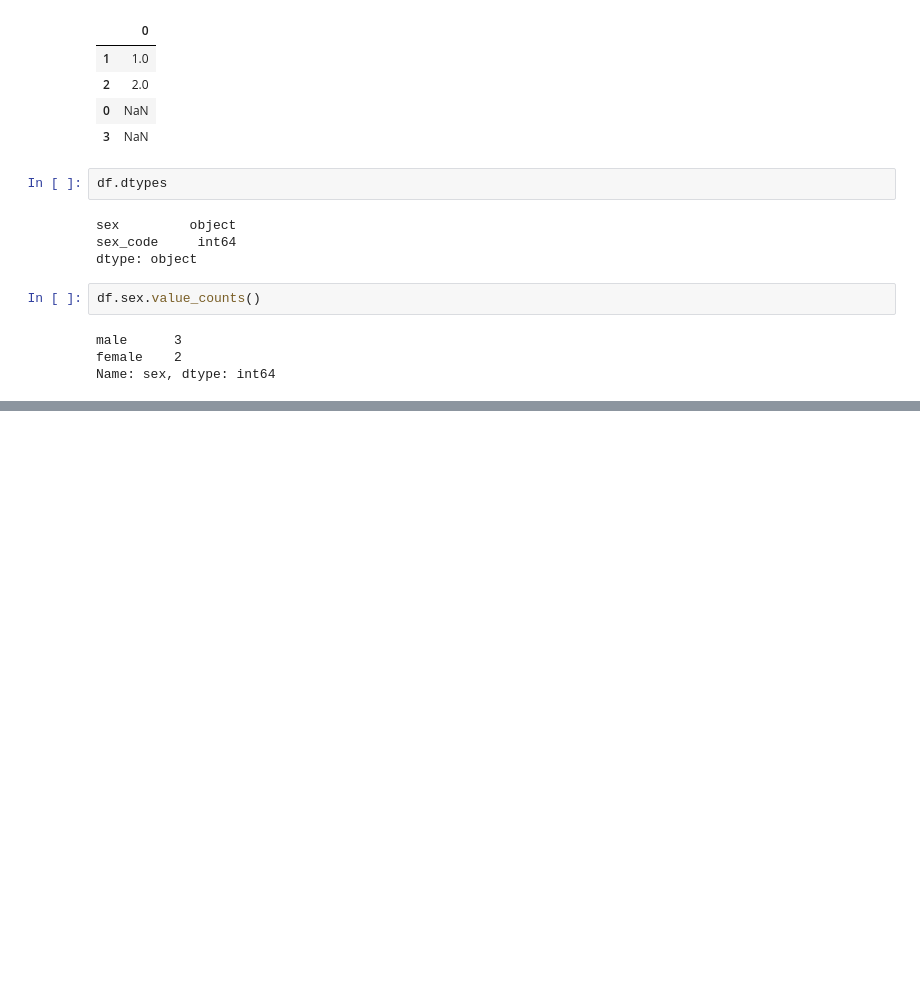
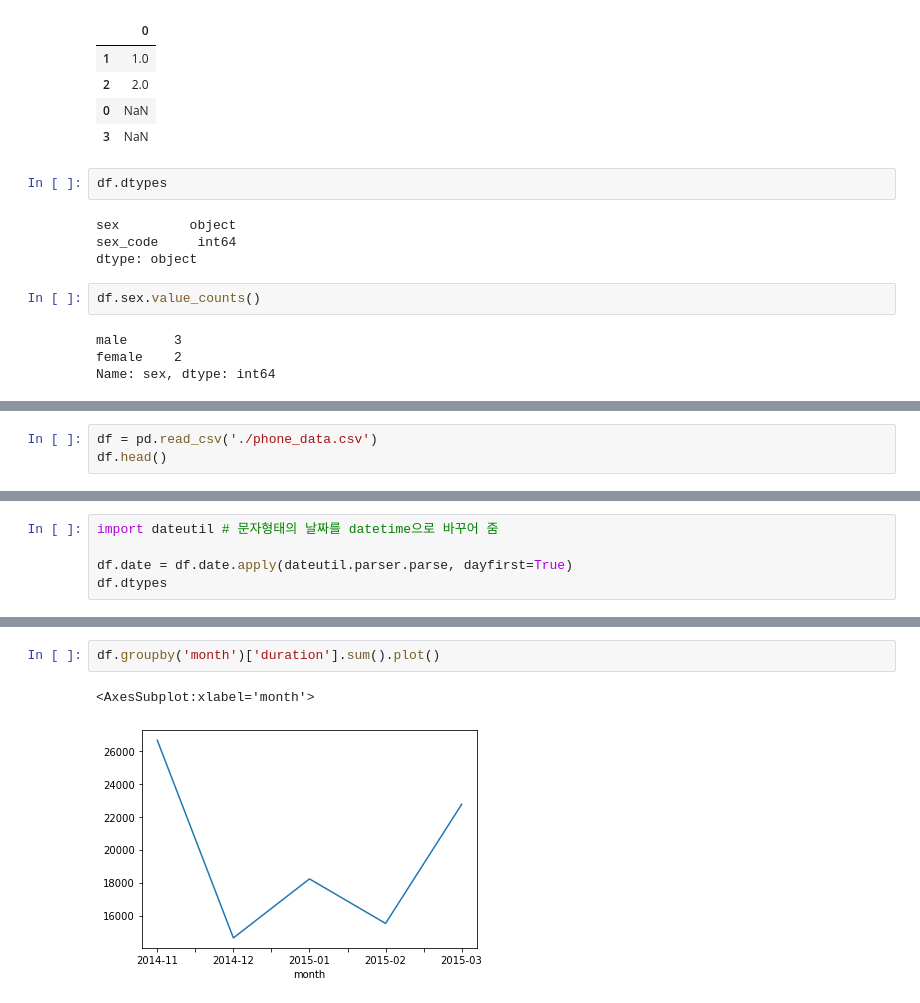
Before and after one commit to YJ0522771/TIL, a Jupyter notebook: Study Note/others/Al 부스트캠프 pre-course/[Python] pandas.ipynb, the cells around one changed output, grey strips where cells are left out. Cells and saved outputs as stored; diff of their text form; blank space fills up the shorter version.

```diff
--- a/Study Note/others/Al 부스트캠프 pre-course/[Python] pandas.ipynb
+++ b/Study Note/others/Al 부스트캠프 pre-course/[Python] pandas.ipynb
@@ -502,0 +800,3 @@ Name: sex, dtype: int64
+# %%
+df = pd.read_csv('./phone_data.csv')
+df.head()
@@ -502,0 +810,5 @@ Name: sex, dtype: int64
+# %%
+import dateutil # 문자형태의 날짜를 datetime으로 바꾸어 줌
+
+df.date = df.date.apply(dateutil.parser.parse, dayfirst=True)
+df.dtypes
@@ -502,0 +840,5 @@ Name: sex, dtype: int64
+# %%
+df.groupby('month')['duration'].sum().plot()
+# %% [output]
+<AxesSubplot:xlabel='month'>
+[figure, added]
```
Also changed, not shown: parts of 39 cells of this notebook, 1 other file.
